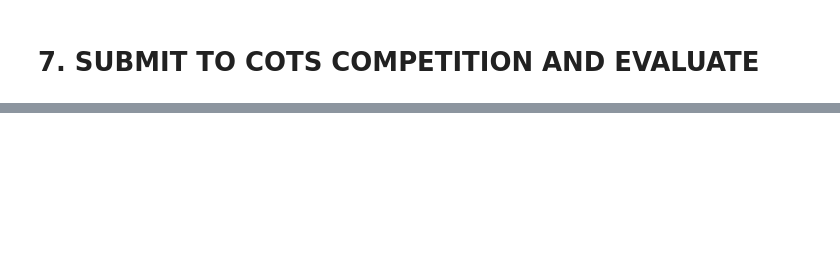
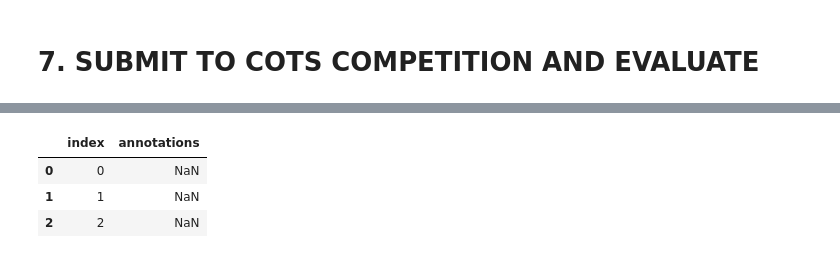
Before and after one commit to datasith/ds-experiments-yolox, a Jupyter notebook: demo_kaggle_cots.ipynb, the cells around one changed output, grey strips where cells are left out. Saved outputs shown, nothing was run; the diff lists cells and outputs as text; code cells hidden in the pictures; blank space fills up the shorter version.

```diff
--- a/demo_kaggle_cots.ipynb
+++ b/demo_kaggle_cots.ipynb
@@ -740,3 +763,8 @@ display(Image.fromarray(out_image))
 # %%
-# sub_df = pd.read_csv('submission.csv')
-# sub_df.head()
+sub_df = pd.read_csv('submission.csv')
+sub_df.head()
+# %% [output]
+|  | index | annotations |
+| 0 | 0 | NaN |
+| 1 | 1 | NaN |
+| 2 | 2 | NaN |
```
Also changed, not shown: parts of 96 cells of this notebook, 2 other files.
